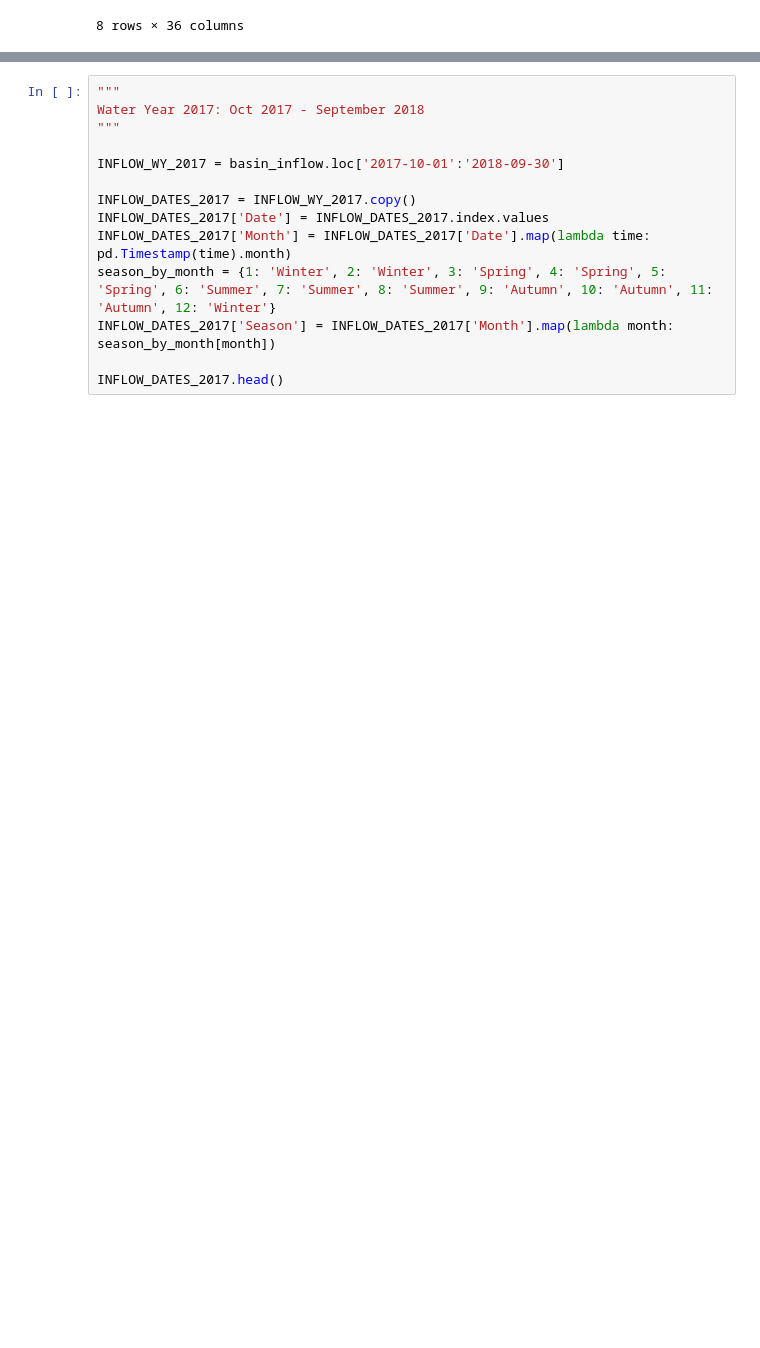
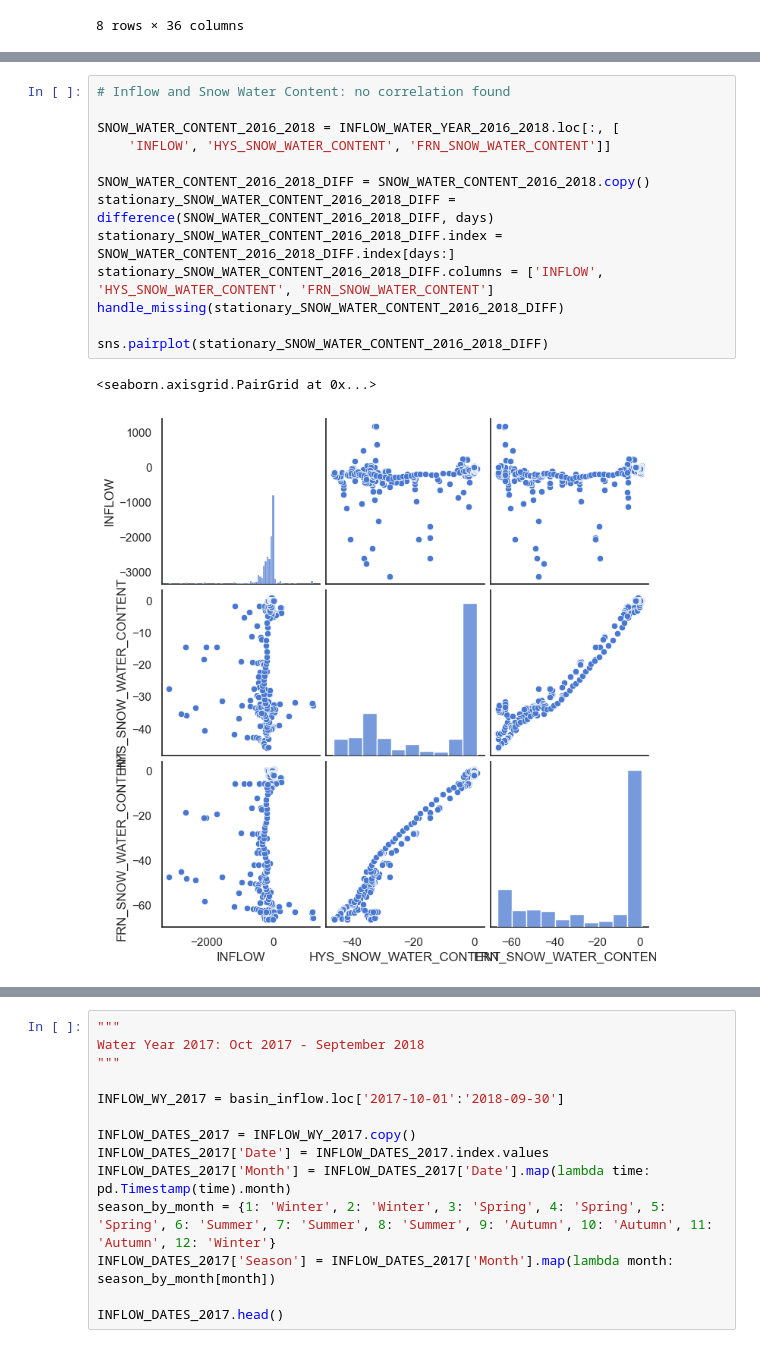
Before and after one commit to lauren-alexandra/basin-inflow-dnn, a Jupyter notebook: EDA.ipynb, the cells around one changed output, grey strips where cells are left out. Drawn from its saved outputs; the diff is of its cells as text; blank space fills up the shorter version.

```diff
--- a/EDA.ipynb
+++ b/EDA.ipynb
@@ -303,0 +209,16 @@ sns.pairplot(FRN_2016_2018)
+# %%
+# Inflow and Snow Water Content: no correlation found
+
+SNOW_WATER_CONTENT_2016_2018 = INFLOW_WATER_YEAR_2016_2018.loc[:, [
+    'INFLOW', 'HYS_SNOW_WATER_CONTENT', 'FRN_SNOW_WATER_CONTENT']]
+
+SNOW_WATER_CONTENT_2016_2018_DIFF = SNOW_WATER_CONTENT_2016_2018.copy()
+stationary_SNOW_WATER_CONTENT_2016_2018_DIFF = difference(SNOW_WATER_CONTENT_2016_2018_DIFF, days)
+stationary_SNOW_WATER_CONTENT_2016_2018_DIFF.index = SNOW_WATER_CONTENT_2016_2018_DIFF.index[days:]
+stationary_SNOW_WATER_CONTENT_2016_2018_DIFF.columns = ['INFLOW', 'HYS_SNOW_WATER_CONTENT', 'FRN_SNOW_WATER_CONTENT']
+handle_missing(stationary_SNOW_WATER_CONTENT_2016_2018_DIFF)
+
+sns.pairplot(stationary_SNOW_WATER_CONTENT_2016_2018_DIFF)
+# %% [output]
+<seaborn.axisgrid.PairGrid at 0x...>
+[figure, added]
```
Also changed, not shown: parts of 40 cells of this notebook.
